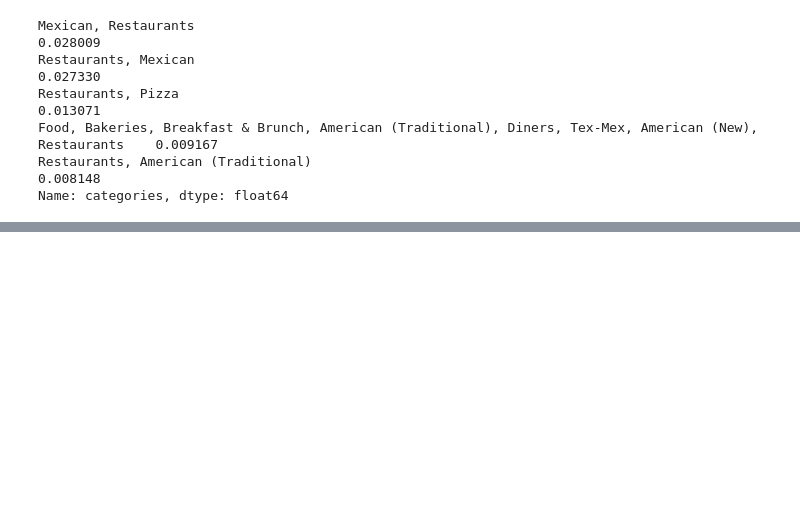
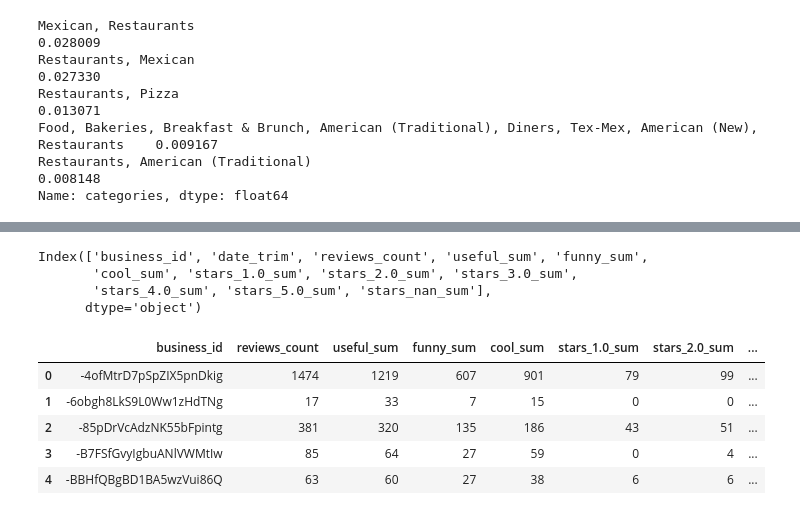
Before and after one commit to ellerybledsoe/Springboard, a Jupyter notebook: Austin Restaurant Inspections_Data Wrangling.ipynb, the cells around one changed output, grey strips where cells are left out. Cells and saved outputs as stored; diff of their text form; code cells hidden in the pictures; blank space fills up the shorter version.

```diff
--- a/Austin Restaurant Inspections_Data Wrangling.ipynb
+++ b/Austin Restaurant Inspections_Data Wrangling.ipynb
@@ -587,0 +651,21 @@ austin_inspections_yelp_merge3.merge(yelp_reviews_tx,)
+# %%
+yelp_reviews_tx3.columns
+# %% [output]
+Index(['business_id', 'date_trim', 'reviews_count', 'useful_sum', 'funny_sum',
+       'cool_sum', 'stars_1.0_sum', 'stars_2.0_sum', 'stars_3.0_sum',
+       'stars_4.0_sum', 'stars_5.0_sum', 'stars_nan_sum'],
+      dtype='object')
+# %%
+loop_test = pd.DataFrame(yelp_reviews_tx3)
+del loop_test['date_trim']
+loop_test = loop_test.groupby(by=['business_id']).sum().reset_index()
+loop_test.head()
+
+#yelp_reviews_tx3.groupby(by=['business_id']).sum()
+# %% [output]
+|  | business_id | reviews_count | useful_sum | funny_sum | cool_sum | stars_1.0_sum | stars_2.0_sum | ... |
+| 0 | -4ofMtrD7pSpZIX5pnDkig | 1474 | 1219 | 607 | 901 | 79 | 99 | ... |
+| 1 | -6obgh8LkS9L0Ww1zHdTNg | 17 | 33 | 7 | 15 | 0 | 0 | ... |
+| 2 | -85pDrVcAdzNK55bFpintg | 381 | 320 | 135 | 186 | 43 | 51 | ... |
+| 3 | -B7FSfGvyIgbuANlVWMtIw | 85 | 64 | 27 | 59 | 0 | 4 | ... |
+| 4 | -BBHfQBgBD1BA5wzVui86Q | 63 | 60 | 27 | 38 | 6 | 6 | ... |
```
Also changed, not shown: parts of 41 cells of this notebook.
